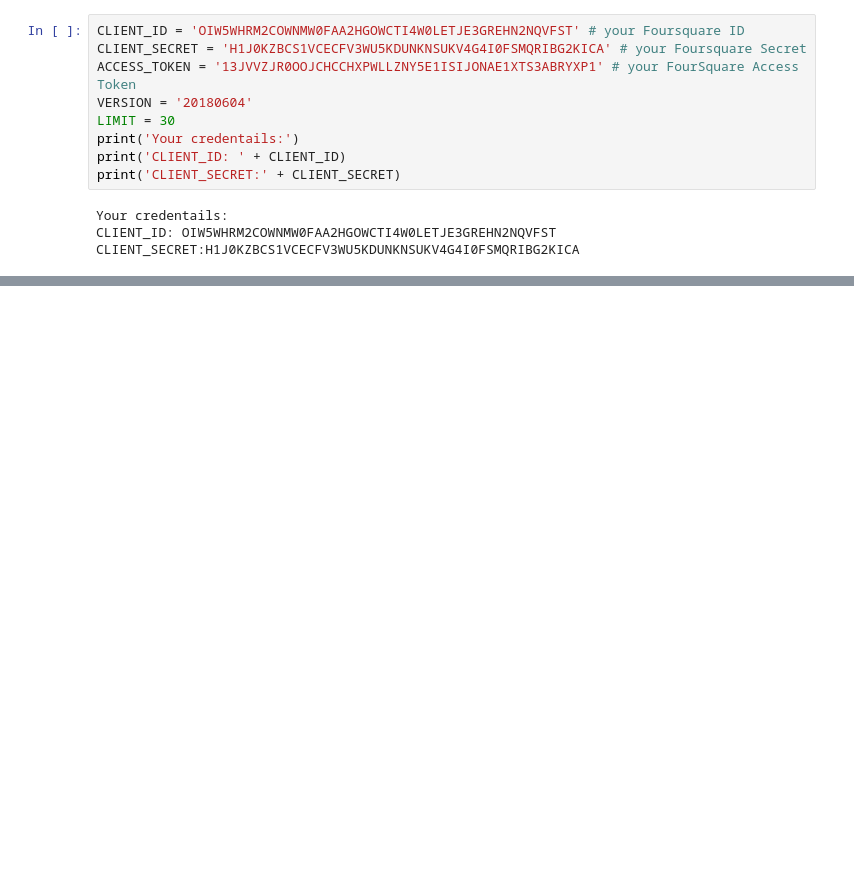
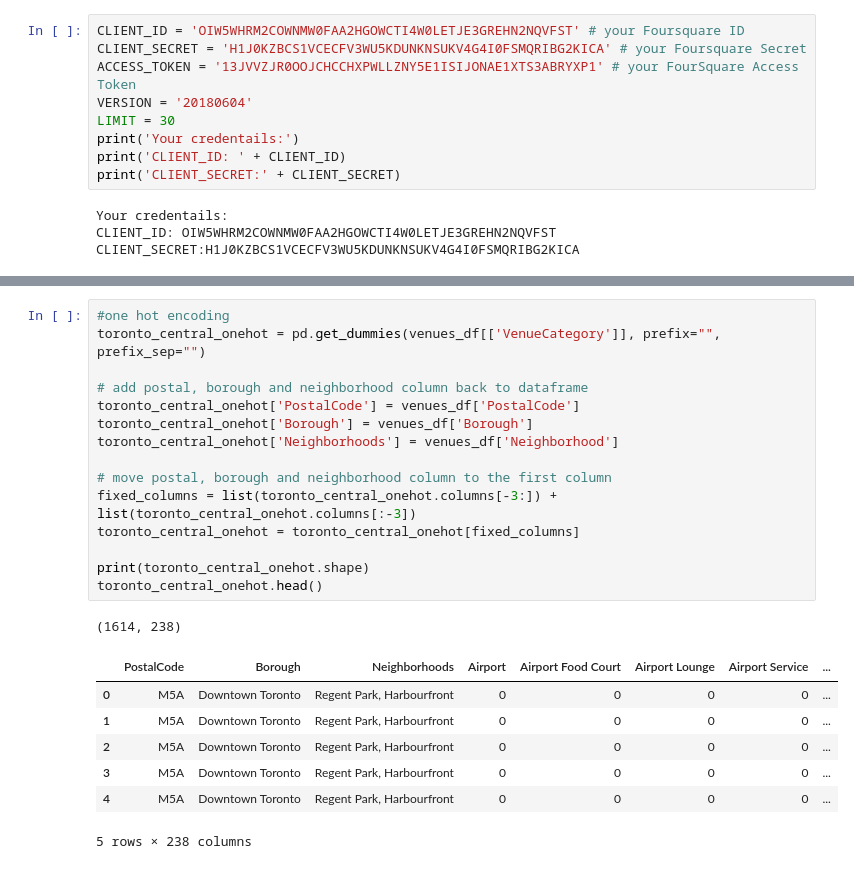
Before and after one commit to rhzoha/Coursera_Capstone, a Jupyter notebook: Coursera Capstone Segmenting and Clustering.ipynb, the cells around one changed output, grey strips where cells are left out. Drawn from its saved outputs; the diff is of its cells as text; blank space fills up the shorter version.

```diff
--- a/Coursera Capstone Segmenting and Clustering.ipynb
+++ b/Coursera Capstone Segmenting and Clustering.ipynb
@@ -223,0 +248,24 @@ venues_df.head()
+# %%
+#one hot encoding
+toronto_central_onehot = pd.get_dummies(venues_df[['VenueCategory']], prefix="", prefix_sep="")
+
+# add postal, borough and neighborhood column back to dataframe
+toronto_central_onehot['PostalCode'] = venues_df['PostalCode']
+toronto_central_onehot['Borough'] = venues_df['Borough']
+toronto_central_onehot['Neighborhoods'] = venues_df['Neighborhood']
+
+# move postal, borough and neighborhood column to the first column
+fixed_columns = list(toronto_central_onehot.columns[-3:]) + list(toronto_central_onehot.columns[:-3])
+toronto_central_onehot = toronto_central_onehot[fixed_columns]
+
+print(toronto_central_onehot.shape)
+toronto_central_onehot.head()
+# %% [output]
+(1614, 238)
+|  | PostalCode | Borough | Neighborhoods | Airport | Airport Food Court | Airport Lounge | Airport Service | ... |
+| 0 | M5A | Downtown Toronto | Regent Park, Harbourfront | 0 | 0 | 0 | 0 | ... |
+| 1 | M5A | Downtown Toronto | Regent Park, Harbourfront | 0 | 0 | 0 | 0 | ... |
+| 2 | M5A | Downtown Toronto | Regent Park, Harbourfront | 0 | 0 | 0 | 0 | ... |
+| 3 | M5A | Downtown Toronto | Regent Park, Harbourfront | 0 | 0 | 0 | 0 | ... |
+| 4 | M5A | Downtown Toronto | Regent Park, Harbourfront | 0 | 0 | 0 | 0 | ... |
+5 rows × 238 columns
```
Also changed, not shown: parts of 4 cells of this notebook.
